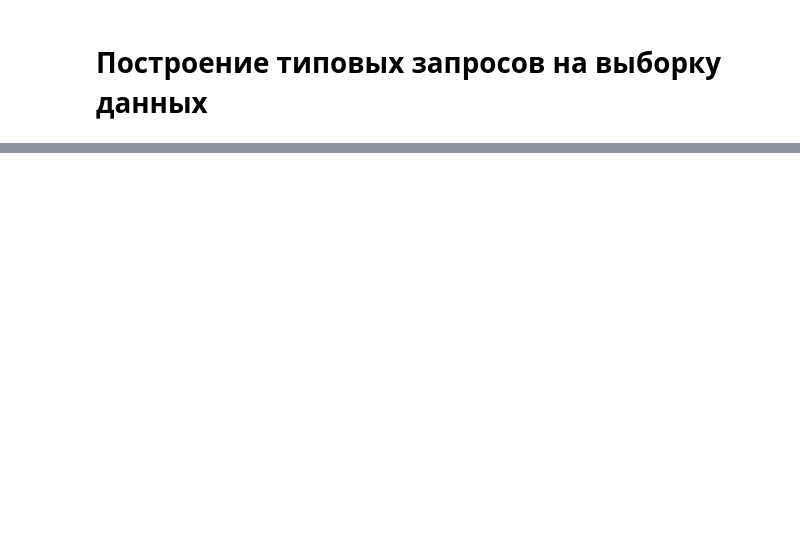
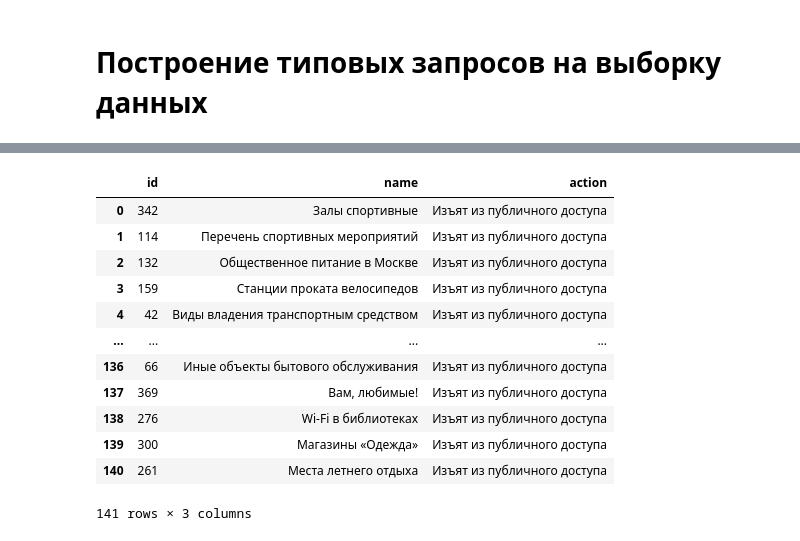
Before and after one commit to n0kse/shumskiiIN_kursovaya, a Jupyter notebook: исходный_код/MAIN.ipynb, the cells around one changed output, grey strips where cells are left out. Saved outputs shown, nothing was run; the diff lists cells and outputs as text; code cells hidden in the pictures; blank space fills up the shorter version.

```diff
--- a/исходный_код/MAIN.ipynb
+++ b/исходный_код/MAIN.ipynb
@@ -640,0 +732,23 @@ query_sql('shumskiiin.db', '''SELECT dataSet.name, keywordList.keyword
+# %%
+#Вывести все наборы со статусом "изъят из публичного доступа"
+query_sql('shumskiiin.db', '''SELECT dataSet.id, dataSet.name, actionList.action
+                              FROM dataSet, log, actionList
+                              WHERE dataSet.id = log.dataSetID AND
+                              log.actionID = actionList.id AND
+                              actionList.action = 'Изъят из публичного доступа';
+                          '''
+         )
+# %% [output]
+|  | id | name | action |
+| 0 | 342 | Залы спортивные | Изъят из публичного доступа |
+| 1 | 114 | Перечень спортивных мероприятий | Изъят из публичного доступа |
+| 2 | 132 | Общественное питание в Москве | Изъят из публичного доступа |
+| 3 | 159 | Станции проката велосипедов | Изъят из публичного доступа |
+| 4 | 42 | Виды владения транспортным средством | Изъят из публичного доступа |
+| ... | ... | ... | ... |
+| 136 | 66 | Иные объекты бытового обслуживания | Изъят из публичного доступа |
+| 137 | 369 | Вам, любимые! | Изъят из публичного доступа |
+| 138 | 276 | Wi-Fi в библиотеках | Изъят из публичного доступа |
+| 139 | 300 | Магазины «Одежда» | Изъят из публичного доступа |
+| 140 | 261 | Места летнего отдыха | Изъят из публичного доступа |
+141 rows × 3 columns
```
Also changed, not shown: parts of 14 cells of this notebook.
